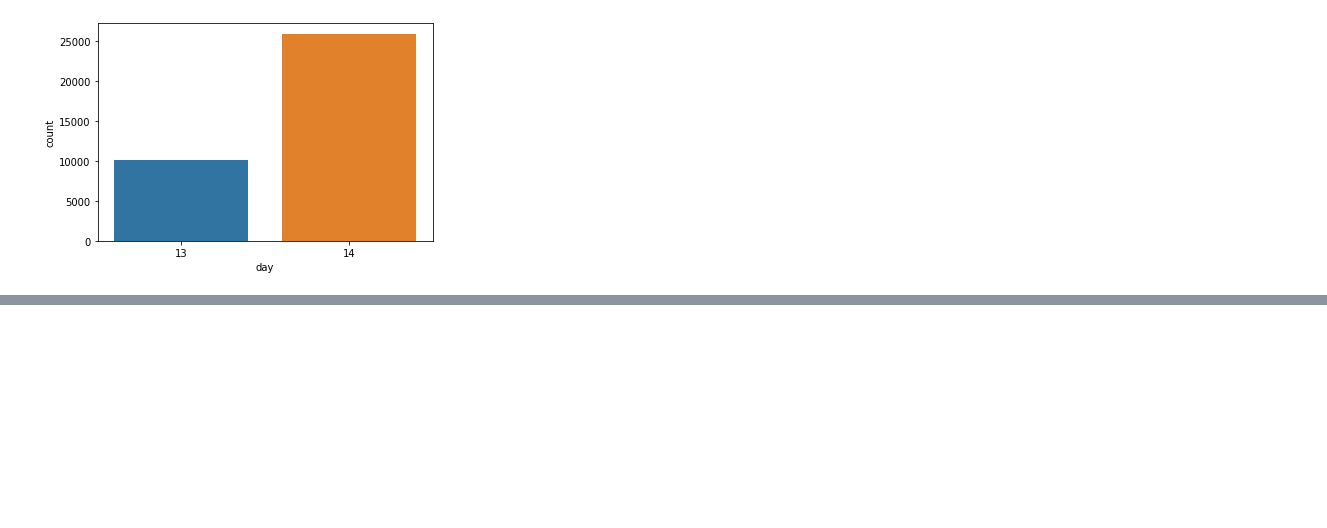
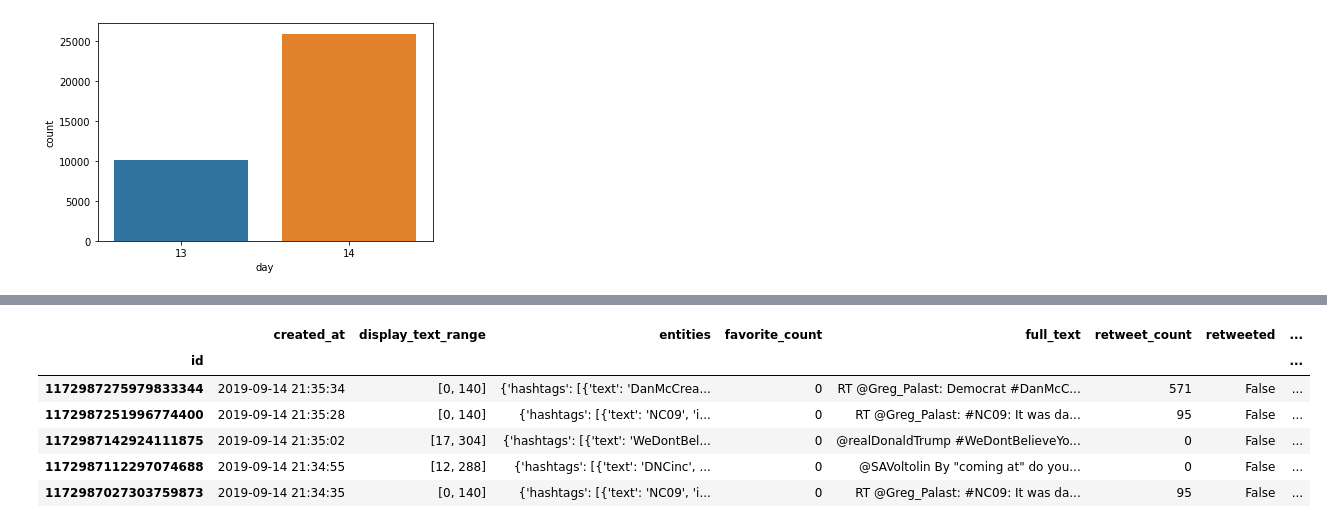
Before and after one commit to plawanrath/jupyter_basica, a Jupyter notebook: data_read_basics.ipynb, the cells around one changed output, grey strips where cells are left out. Cells and saved outputs as stored; diff of their text form; code cells hidden in the pictures; blank space fills up the shorter version.

```diff
--- a/data_read_basics.ipynb
+++ b/data_read_basics.ipynb
@@ -119,3 +119,7 @@ import seaborn as sns
 ax = sns.countplot(x='day', data=truncated_tweet_df)
 # %% [output]
 [figure]
+# %%
+import re
+
+truncated_tweet_df['hashtags'] = truncated_tweet_df['full_text'].apply(lambda x: re.findall(r"#(\w+)", x))
@@ -121,0 +146,11 @@ ax = sns.countplot(x='day', data=truncated_tweet_df)
+# %%
+pruned_tweet_df = truncated_tweet_df[truncated_tweet_df.astype(str)['hashtags'] != '[]']
+pruned_tweet_df.head()
+# %% [output]
+|  | created_at | display_text_range | entities | favorite_count | full_text | retweet_count | retweeted | ... |
+| id |  |  |  |  |  |  |  | ... |
+| 1172987275979833344 | 2019-09-14 21:35:34 | [0, 140] | {'hashtags': [{'text': 'DanMcCrea... | 0 | RT @Greg_Palast: Democrat #DanMcC... | 571 | False | ... |
+| 1172987251996774400 | 2019-09-14 21:35:28 | [0, 140] | {'hashtags': [{'text': 'NC09', 'i... | 0 | RT @Greg_Palast: #NC09: It was da... | 95 | False | ... |
+| 1172987142924111875 | 2019-09-14 21:35:02 | [17, 304] | {'hashtags': [{'text': 'WeDontBel... | 0 | @realDonaldTrump #WeDontBelieveYo... | 0 | False | ... |
+| 1172987112297074688 | 2019-09-14 21:34:55 | [12, 288] | {'hashtags': [{'text': 'DNCinc', ... | 0 | @SAVoltolin By "coming at" do you... | 0 | False | ... |
+| 1172987027303759873 | 2019-09-14 21:34:35 | [0, 140] | {'hashtags': [{'text': 'NC09', 'i... | 0 | RT @Greg_Palast: #NC09: It was da... | 95 | False | ... |
```
Also changed, not shown: parts of 2 cells of this notebook.
